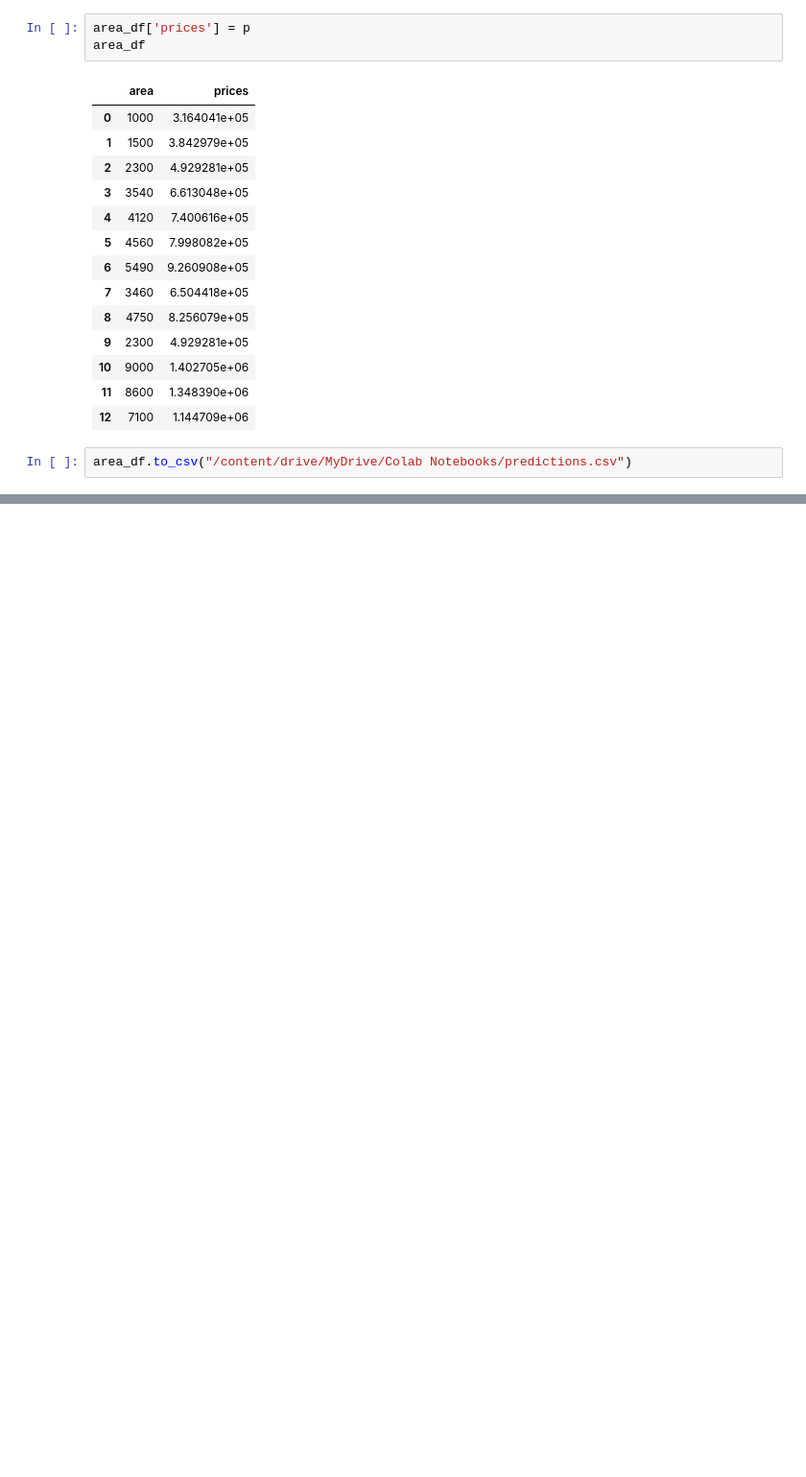
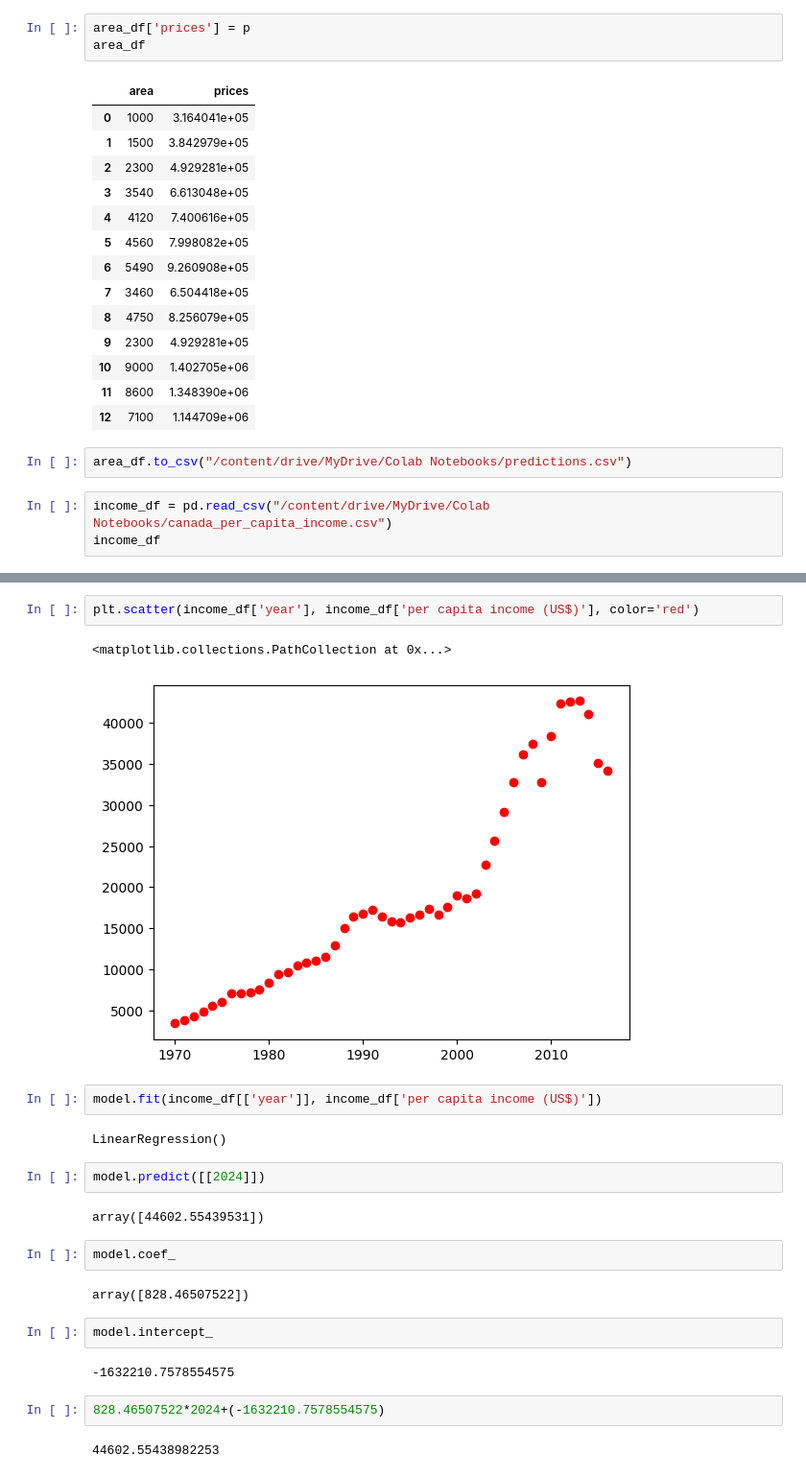
Before and after one commit to shahpranshu27/HandsOn_ML, a Jupyter notebook: 01_LinearRegression.ipynb, the cells around one changed output, grey strips where cells are left out. Shown at 96% size. Drawn from its saved outputs; the diff is of its cells as text; blank space fills up the shorter version.

```diff
--- a/01_LinearRegression.ipynb
+++ b/01_LinearRegression.ipynb
@@ -79,3 +79,6 @@ area_df
 | 12 | 7100 | 1.144709e+06 |
 # %%
 area_df.to_csv("/content/drive/MyDrive/Colab Notebooks/predictions.csv")
+# %%
+income_df = pd.read_csv("/content/drive/MyDrive/Colab Notebooks/canada_per_capita_income.csv")
+income_df
@@ -81,0 +103,25 @@ area_df.to_csv("/content/drive/MyDrive/Colab Notebooks/predictions.csv")
+# %%
+plt.scatter(income_df['year'], income_df['per capita income (US$)'], color='red')
+# %% [output]
+<matplotlib.collections.PathCollection at 0x...>
+[figure, added]
+# %%
+model.fit(income_df[['year']], income_df['per capita income (US$)'])
+# %% [output]
+LinearRegression()
+# %%
+model.predict([[2024]])
+# %% [output]
+array([44602.55439531])
+# %%
+model.coef_
+# %% [output]
+array([828.46507522])
+# %%
+model.intercept_
+# %% [output]
+-1632210.7578554575
+# %%
+828.46507522*2024+(-1632210.7578554575)
+# %% [output]
+44602.55438982253
```
Also changed, not shown: parts of 1 cell of this notebook.
